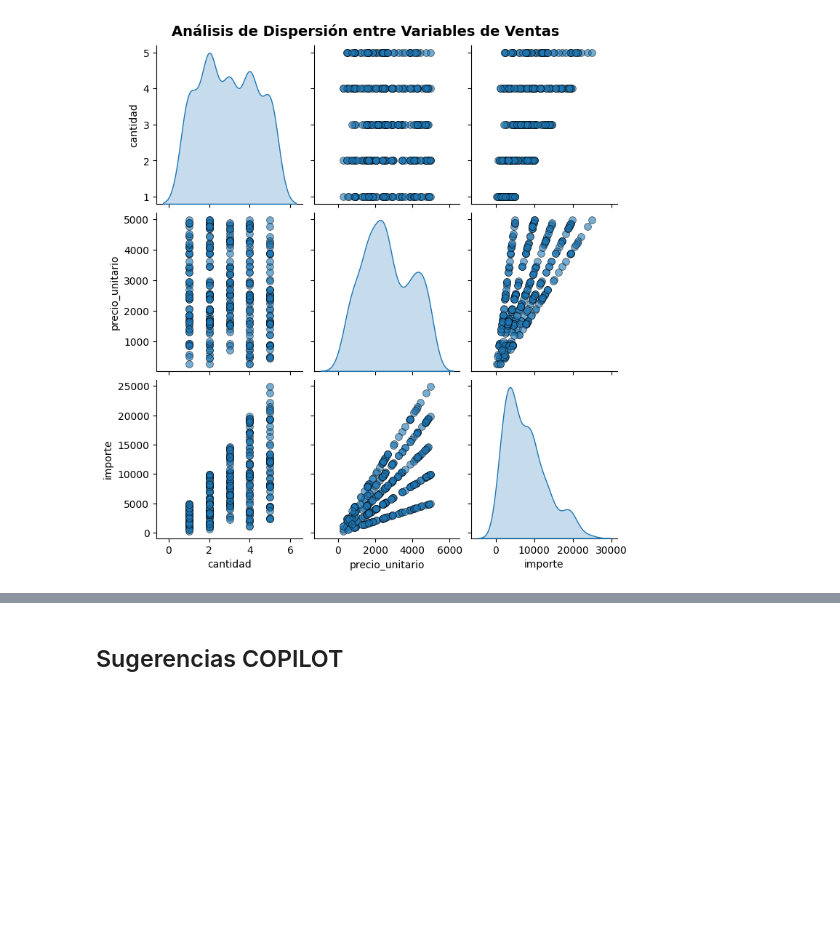
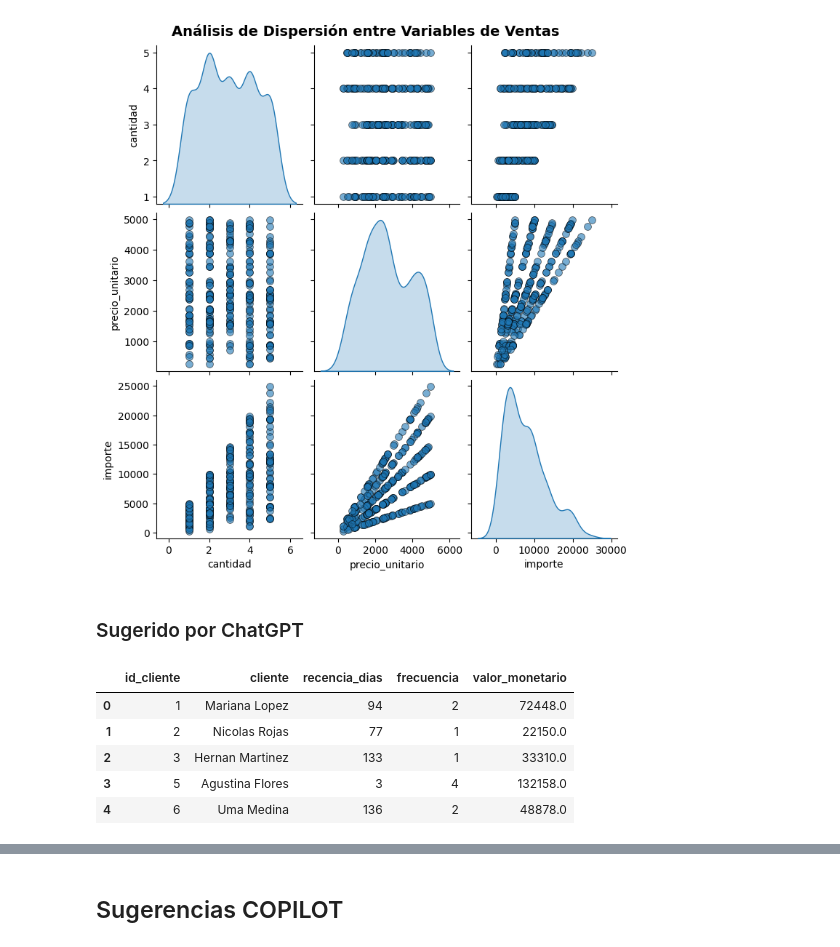
Before and after one commit to DiegoPenalba/ProyectoAurilion, a Jupyter notebook: data.ipynb, the cells around one changed output, grey strips where cells are left out. Cells and saved outputs as stored; diff of their text form; code cells hidden in the pictures; blank space fills up the shorter version.

```diff
--- a/data.ipynb
+++ b/data.ipynb
@@ -1927,3 +1927,31 @@ plt.suptitle('Análisis de Dispersión entre Variables de Ventas', y=1.02, fonts
 plt.show()
 # %% [output]
 [figure]
+# %% [markdown]
+### Sugerido por ChatGPT
+# %%
+import pandas as pd
+import matplotlib.pyplot as plt
+import seaborn as sns
+
+# Fecha de referencia (por ejemplo, la última fecha del dataset)
+fecha_referencia = ventas_master_df['fecha'].max()
+
+# Cálculo de R, F, M
+rfm = ventas_master_df.groupby(['FK_id_cliente', 'cliente']).agg({
+    'fecha': lambda x: (fecha_referencia - x.max()).days,  # Recencia (días desde la última compra)
+    'PK_id_venta': 'nunique',                              # Frecuencia (cantidad de compras)
+    'importe': 'sum'                                       # Valor monetario total
+}).reset_index()
+
+# Renombramos las columnas
+rfm.columns = ['id_cliente', 'cliente', 'recencia_dias', 'frecuencia', 'valor_monetario']
+
+rfm.head()
+# %% [output]
+|  | id_cliente | cliente | recencia_dias | frecuencia | valor_monetario |
+| 0 | 1 | Mariana Lopez | 94 | 2 | 72448.0 |
+| 1 | 2 | Nicolas Rojas | 77 | 1 | 22150.0 |
+| 2 | 3 | Hernan Martinez | 133 | 1 | 33310.0 |
+| 3 | 5 | Agustina Flores | 3 | 4 | 132158.0 |
+| 4 | 6 | Uma Medina | 136 | 2 | 48878.0 |
```
Also changed, not shown: parts of 2 cells of this notebook, 1 other file.
